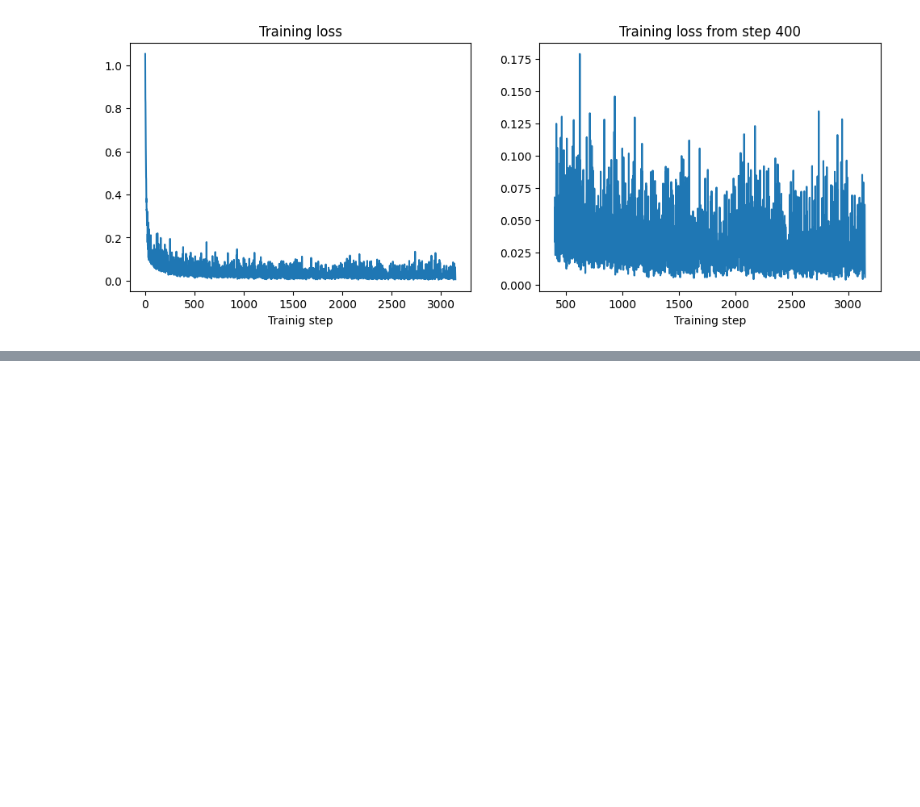
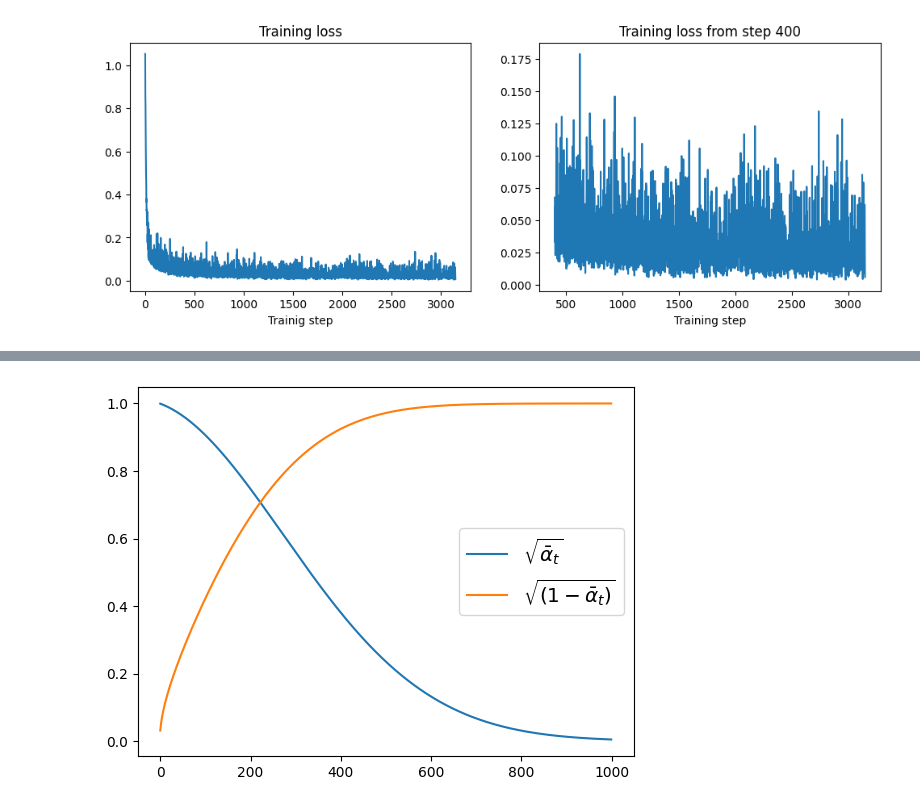
Before and after one commit to hyakuroume/Generative_AI, a Jupyter notebook: 04_diffusion_model.ipynb, the cells around one changed output, grey strips where cells are left out. Saved outputs shown, nothing was run; the diff lists cells and outputs as text; code cells hidden in the pictures; blank space fills up the shorter version.

```diff
--- a/04_diffusion_model.ipynb
+++ b/04_diffusion_model.ipynb
@@ -289,0 +301,9 @@ show_images((noised_x * 0.5 + 0.5).clip(0, 1))
+# %%
+# DDPMSchedulerにおける各ステップごとのノイズ量の可視化
+from genaibook.core import plot_scheduler
+
+plot_scheduler(
+    DDPMScheduler(beta_start=0.001, beta_end=0.02, beta_schedule="linear")
+)
+# %% [output]
+[figure, added]
```
Also changed, not shown: parts of 7 cells of this notebook.
